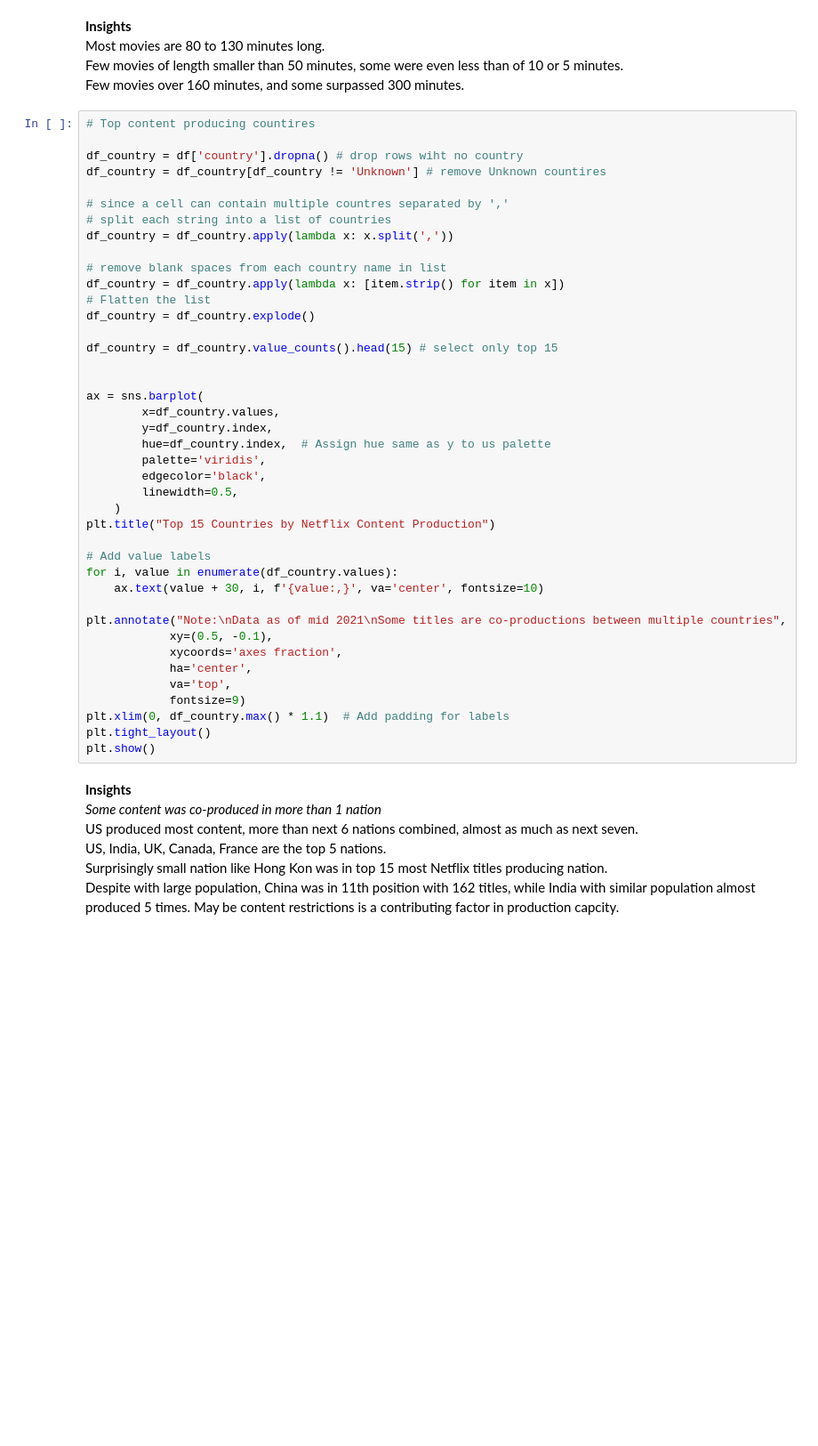
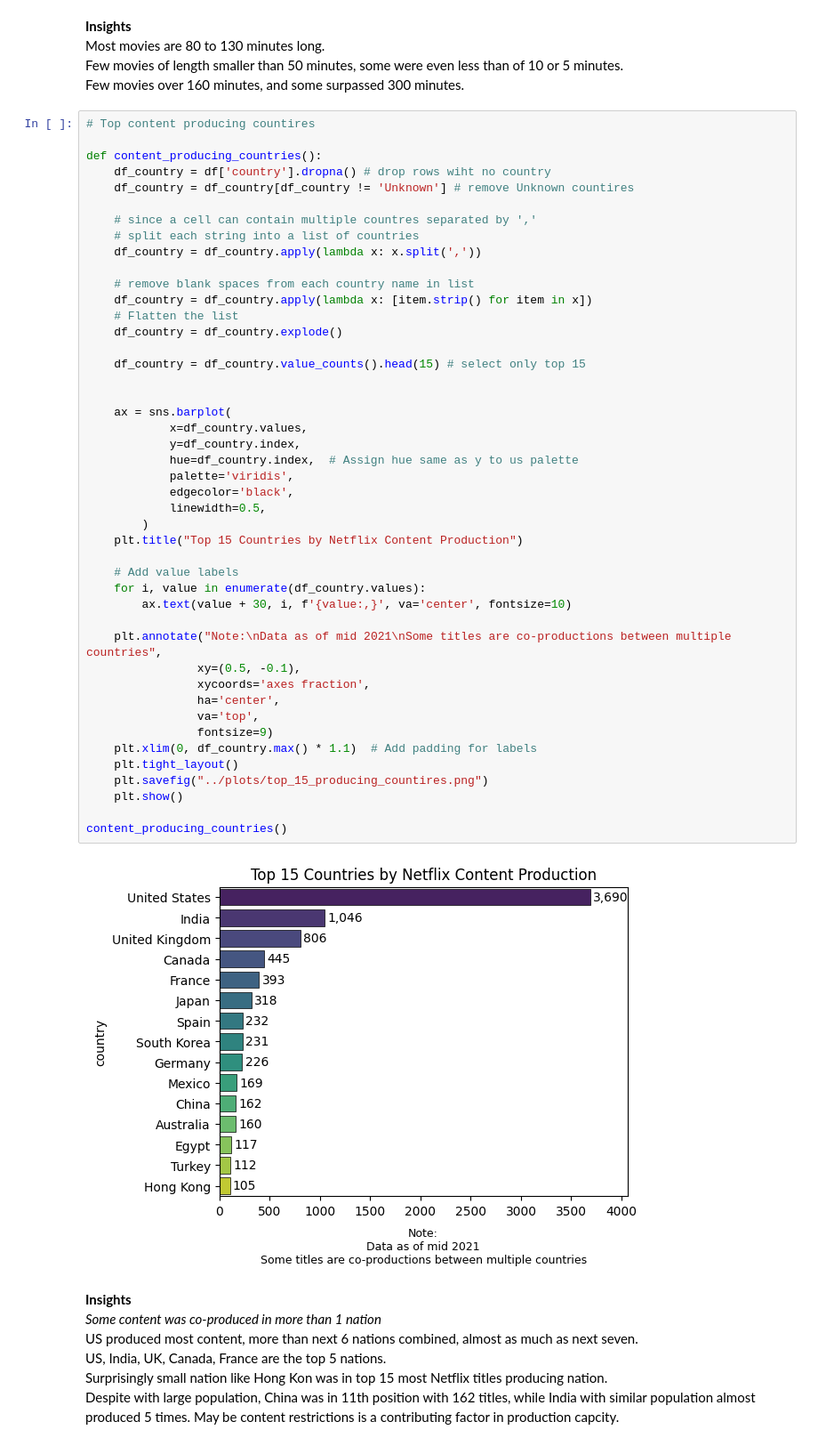
Before and after one commit to nikhilgusain/Netflix-ratings-analysis, a Jupyter notebook: notebooks/analysis.ipynb, the cells around one changed output. Shown at 89% size. Drawn from its saved outputs; the diff is of its cells as text; blank space fills up the shorter version.

```diff
--- a/notebooks/analysis.ipynb
+++ b/notebooks/analysis.ipynb
@@ -383,44 +405,50 @@ Few movies over 160 minutes, and some surpassed 300 minutes.
 # %%
 # Top content producing countires
 
-df_country = df['country'].dropna() # drop rows wiht no country
-df_country = df_country[df_country != 'Unknown'] # remove Unknown countires
+def content_producing_countries():
+    df_country = df['country'].dropna() # drop rows wiht no country
+    df_country = df_country[df_country != 'Unknown'] # remove Unknown countires
 
-# since a cell can contain multiple countres separated by ','
-# split each string into a list of countries
-df_country = df_country.apply(lambda x: x.split(','))
+    # since a cell can contain multiple countres separated by ','
+    # split each string into a list of countries
+    df_country = df_country.apply(lambda x: x.split(','))
 
-# remove blank spaces from each country name in list
-df_country = df_country.apply(lambda x: [item.strip() for item in x])
-# Flatten the list
-df_country = df_country.explode()
+    # remove blank spaces from each country name in list
+    df_country = df_country.apply(lambda x: [item.strip() for item in x])
+    # Flatten the list
+    df_country = df_country.explode()
 
-df_country = df_country.value_counts().head(15) # select only top 15
+    df_country = df_country.value_counts().head(15) # select only top 15
 
 
-ax = sns.barplot(
-        x=df_country.values,
-        y=df_country.index,
-        hue=df_country.index,  # Assign hue same as y to us palette
-        palette='viridis',
-        edgecolor='black',
-        linewidth=0.5,
-    )
-plt.title("Top 15 Countries by Netflix Content Production")
+    ax = sns.barplot(
+            x=df_country.values,
+            y=df_country.index,
+            hue=df_country.index,  # Assign hue same as y to us palette
+            palette='viridis',
+            edgecolor='black',
+            linewidth=0.5,
+        )
+    plt.title("Top 15 Countries by Netflix Content Production")
 
-# Add value labels
-for i, value in enumerate(df_country.values):
-    ax.text(value + 30, i, f'{value:,}', va='center', fontsize=10)
+    # Add value labels
+    for i, value in enumerate(df_country.values):
+        ax.text(value + 30, i, f'{value:,}', va='center', fontsize=10)
 
-plt.annotate("Note:\nData as of mid 2021\nSome titles are co-productions between multiple countries",
-            xy=(0.5, -0.1),
-            xycoords='axes fraction',
-            ha='center',
-            va='top',
-            fontsize=9)
-plt.xlim(0, df_country.max() * 1.1)  # Add padding for labels
-plt.tight_layout()
-plt.show()
+    plt.annotate("Note:\nData as of mid 2021\nSome titles are co-productions between multiple countries",
+                xy=(0.5, -0.1),
+                xycoords='axes fraction',
+                ha='center',
+                va='top',
+                fontsize=9)
+    plt.xlim(0, df_country.max() * 1.1)  # Add padding for labels
+    plt.tight_layout()
+    plt.savefig("../plots/top_15_producing_countires.png")
+    plt.show()
+
+content_producing_countries()
+# %% [output]
+[figure, added]
 # %% [markdown]
 **Insights**
 *Some content was co-produced in more than 1 nation*
```
Also changed, not shown: parts of 8 cells of this notebook.
